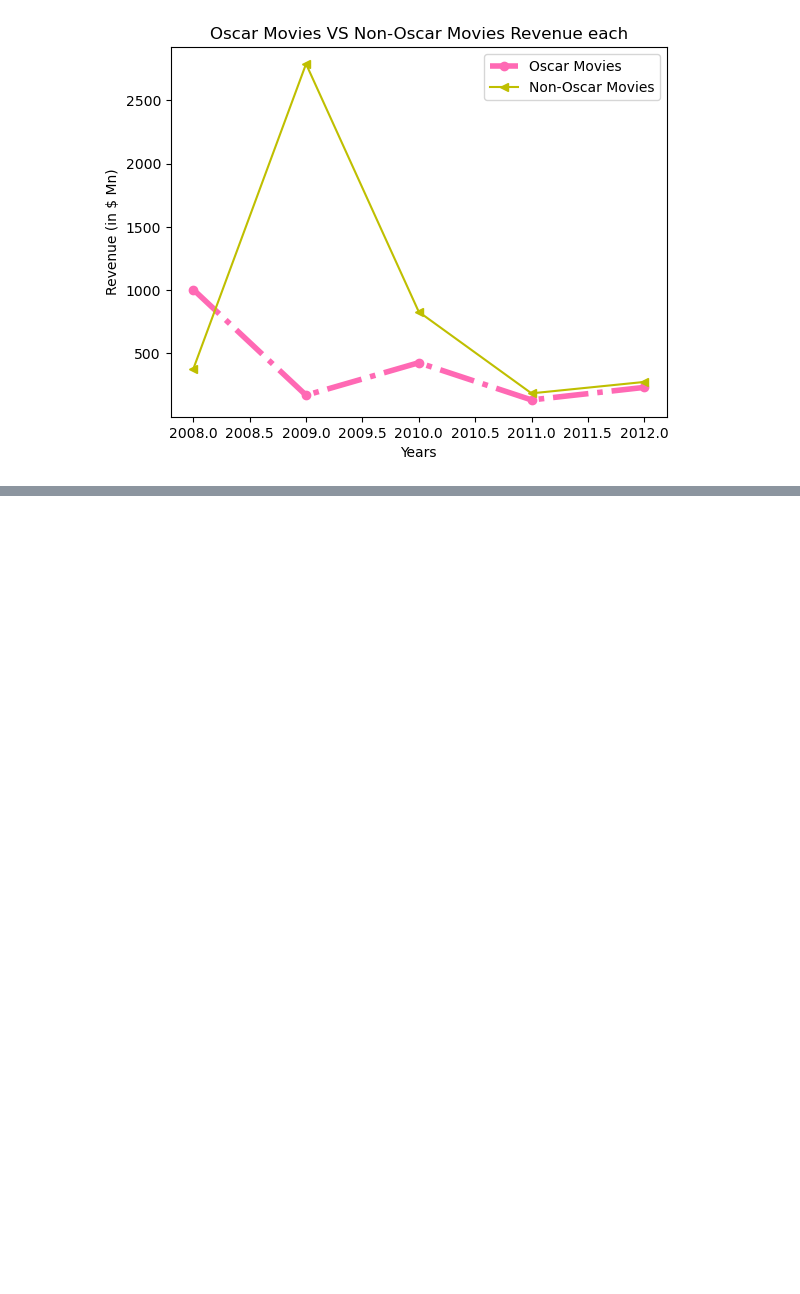
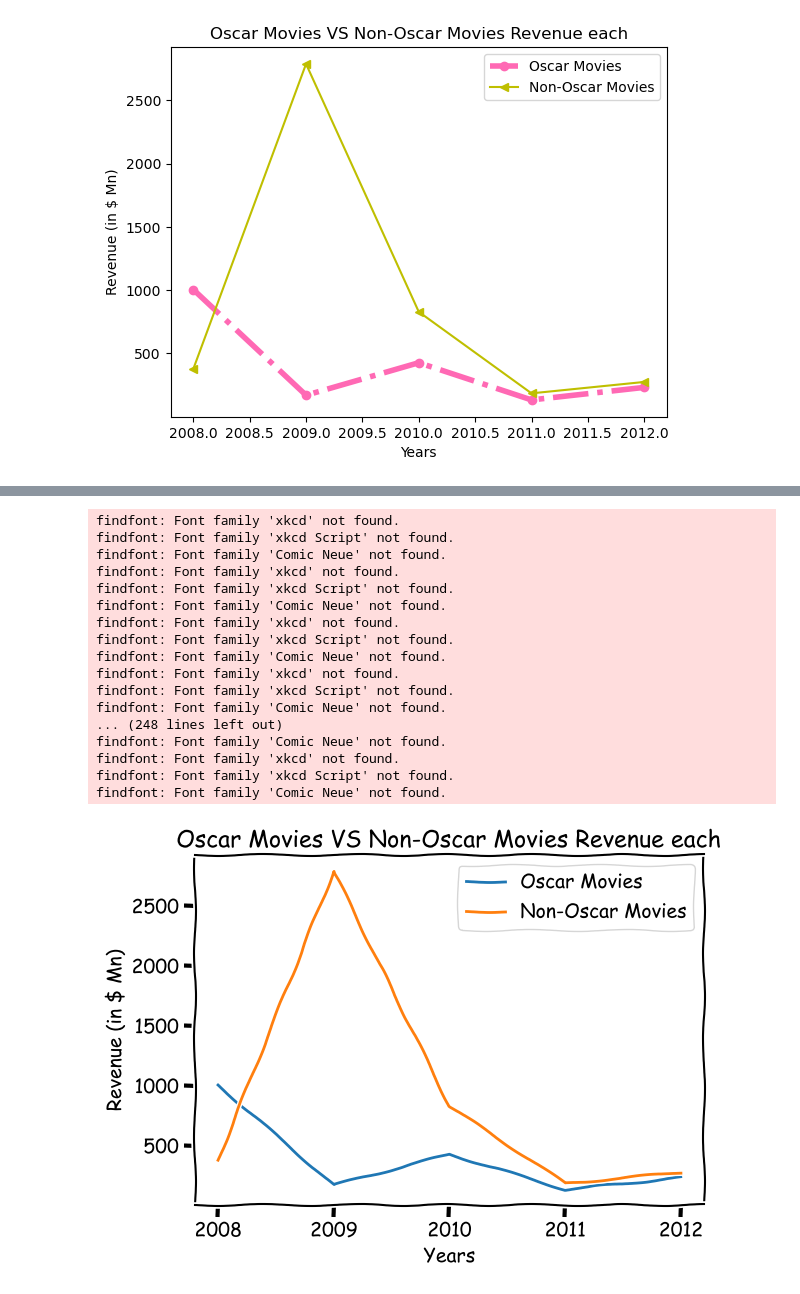
Before and after one commit to Avinashsteggihalli/ApnaCollege_AI_ML, a Jupyter notebook: Data/Data Visualization/matplotlib_me.ipynb, the cells around one changed output, grey strips where cells are left out. Cells and saved outputs as stored; diff of their text form; code cells hidden in the pictures; blank space fills up the shorter version.

```diff
--- a/Data/Data Visualization/matplotlib_me.ipynb
+++ b/Data/Data Visualization/matplotlib_me.ipynb
@@ -56,0 +86,31 @@ plt.legend(loc="upper right")
+# %%
+with plt.xkcd():
+
+    plt.plot(years, oscar_revenue, label="Oscar Movies")
+    plt.plot(years, non_oscar_revenue, label="Non-Oscar Movies")
+    plt.title("Oscar Movies VS Non-Oscar Movies Revenue each")
+    plt.xlabel("Years")
+    plt.ylabel("Revenue (in $ Mn)")
+    plt.legend(loc="upper right")
+
+    plt.tight_layout()
+    plt.show()
+# %% [output]
+findfont: Font family 'xkcd' not found.
+findfont: Font family 'xkcd Script' not found.
+findfont: Font family 'Comic Neue' not found.
+findfont: Font family 'xkcd' not found.
+findfont: Font family 'xkcd Script' not found.
+findfont: Font family 'Comic Neue' not found.
+findfont: Font family 'xkcd' not found.
+findfont: Font family 'xkcd Script' not found.
+findfont: Font family 'Comic Neue' not found.
+findfont: Font family 'xkcd' not found.
+findfont: Font family 'xkcd Script' not found.
+findfont: Font family 'Comic Neue' not found.
+... (248 lines left out)
+findfont: Font family 'Comic Neue' not found.
+findfont: Font family 'xkcd' not found.
+findfont: Font family 'xkcd Script' not found.
+findfont: Font family 'Comic Neue' not found.
+[figure, added]
```
Also changed, not shown: parts of 11 cells of this notebook, 2 other files.
